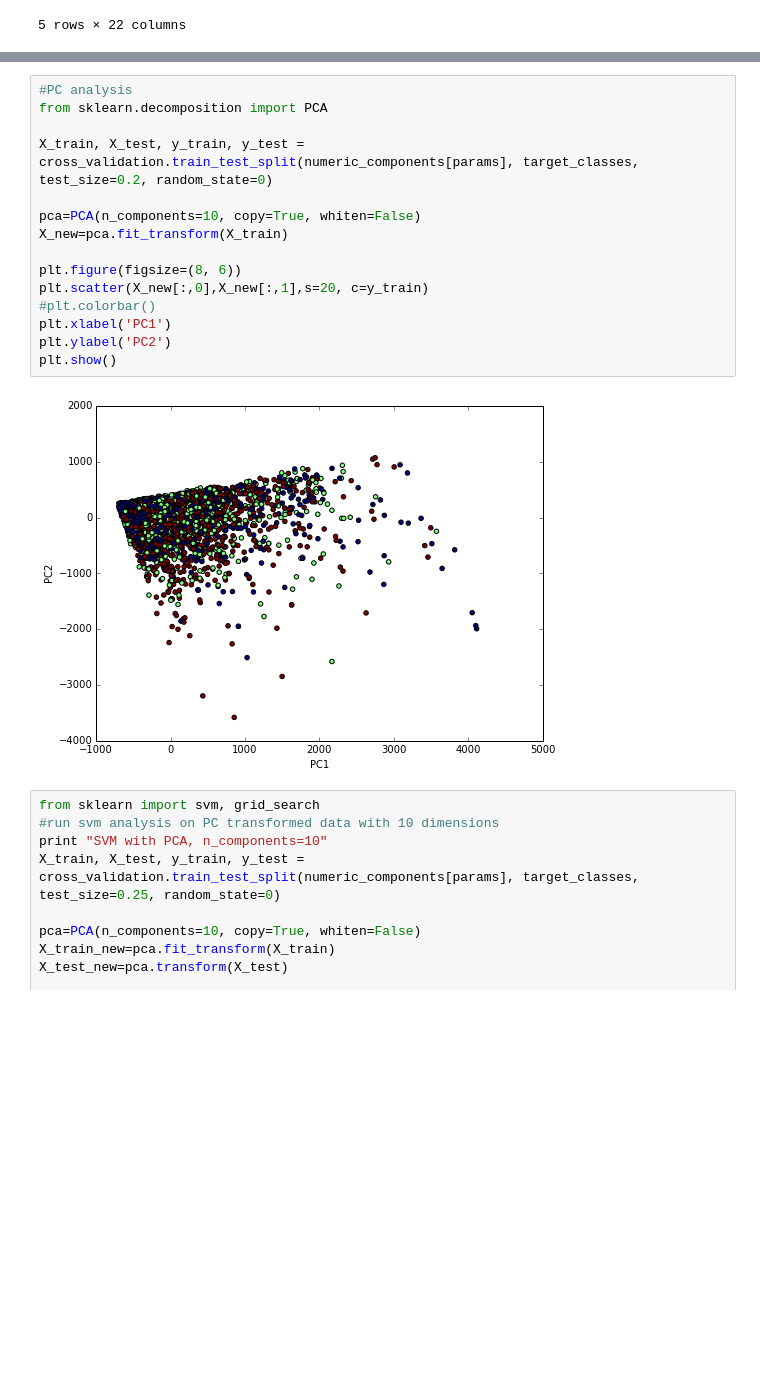
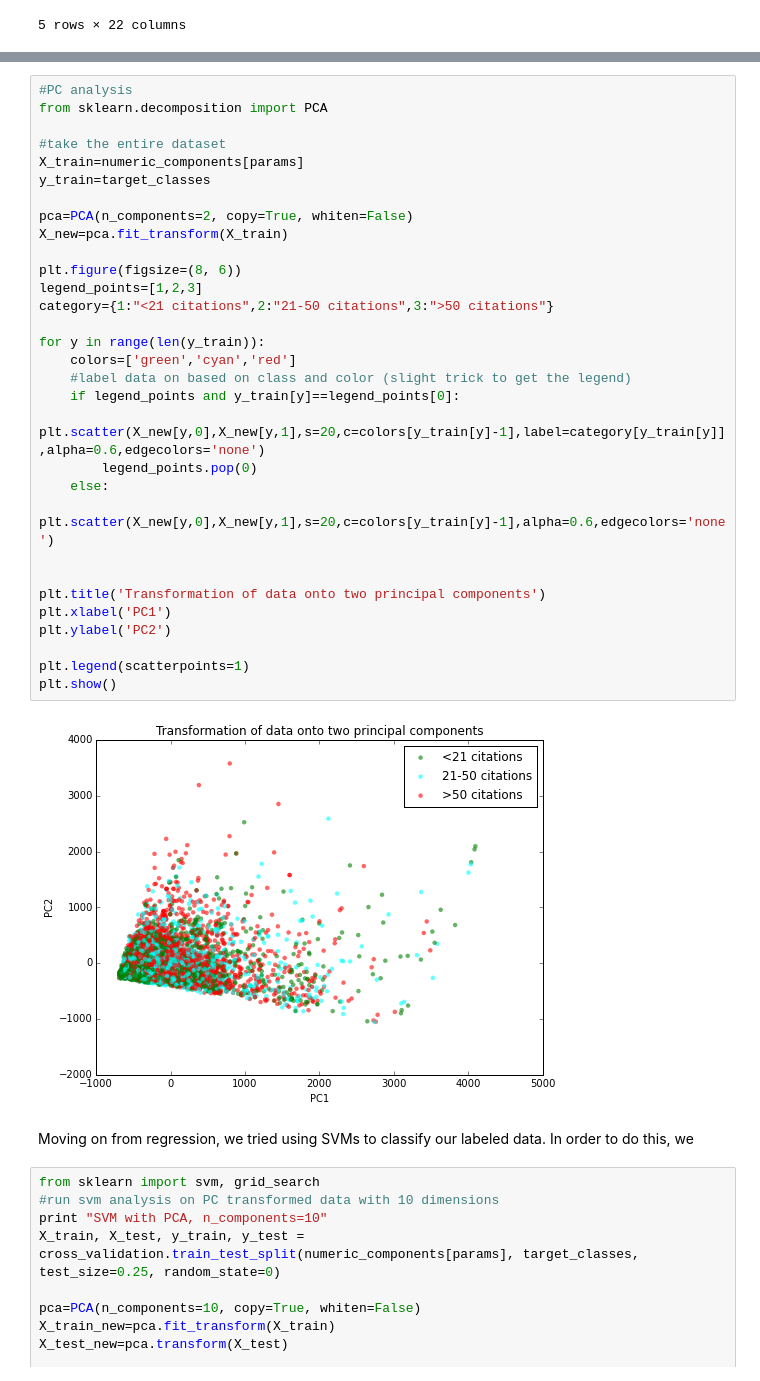
Before and after one commit to ahuja0007/team_citation, a Jupyter notebook: Inspire_analysis_sam.ipynb, the cells around one changed output, grey strips where cells are left out. Saved outputs shown, nothing was run; the diff lists cells and outputs as text; blank space fills up the shorter version.

```diff
--- a/Inspire_analysis_sam.ipynb
+++ b/Inspire_analysis_sam.ipynb
@@ -115,20 +134,38 @@ plt.title('Distribution of papers across categories');
 # %%
 #PC analysis
 from sklearn.decomposition import PCA
 
-X_train, X_test, y_train, y_test = cross_validation.train_test_split(numeric_components[params], target_classes, test_size=0.2, random_state=0)
+#take the entire dataset
+X_train=numeric_components[params]
+y_train=target_classes
 
-pca=PCA(n_components=10, copy=True, whiten=False)
+pca=PCA(n_components=2, copy=True, whiten=False)
 X_new=pca.fit_transform(X_train)
 
 plt.figure(figsize=(8, 6))
-plt.scatter(X_new[:,0],X_new[:,1],s=20, c=y_train)
-#plt.colorbar()
+legend_points=[1,2,3]
+category={1:"<21 citations",2:"21-50 citations",3:">50 citations"}
+
+for y in range(len(y_train)):
+    colors=['green','cyan','red']
+    #label data on based on class and color (slight trick to get the legend)
+    if legend_points and y_train[y]==legend_points[0]:
+        plt.scatter(X_new[y,0],X_new[y,1],s=20,c=colors[y_train[y]-1],label=category[y_train[y]],alpha=0.6,edgecolors='none')
+        legend_points.pop(0)
+    else:
+        plt.scatter(X_new[y,0],X_new[y,1],s=20,c=colors[y_train[y]-1],alpha=0.6,edgecolors='none')
+
+
+plt.title('Transformation of data onto two principal components')
 plt.xlabel('PC1')
 plt.ylabel('PC2')
+
+plt.legend(scatterpoints=1)
 plt.show()
 # %% [output]
-[figure, old version]
+[figure, new version]
+# %% [markdown]
+Moving on from regression, we tried using SVMs to classify our labeled data. In order to do this, we
 # %%
 from sklearn import svm, grid_search
 #run svm analysis on PC transformed data with 10 dimensions
```
Also changed, not shown: parts of 4 cells of this notebook.
